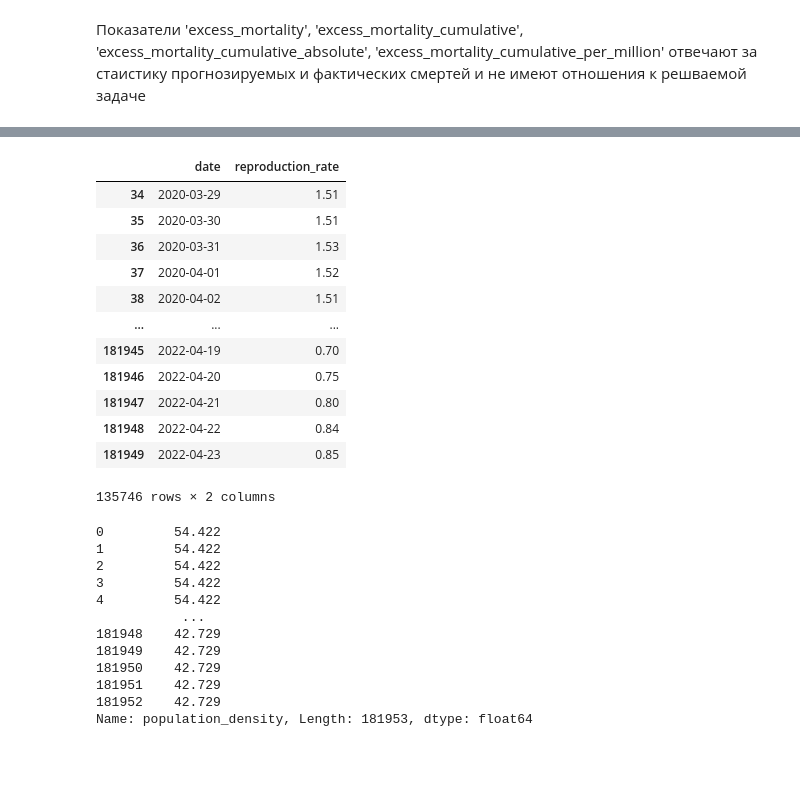
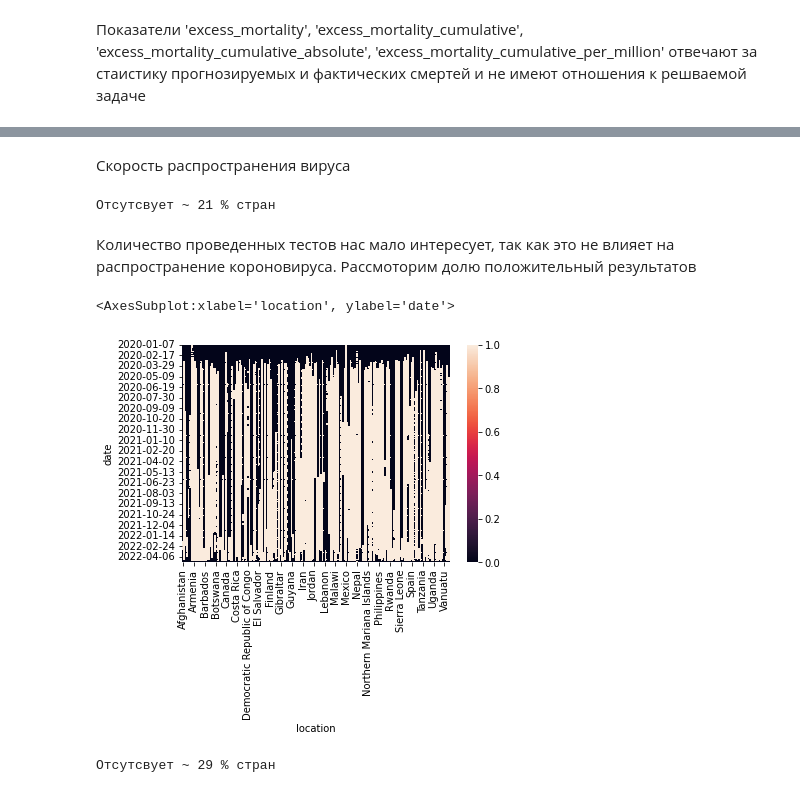
Before and after one commit to AraKchrUser/WS2022, a Jupyter notebook: project2/Session1.2.ipynb, the cells around one changed output, grey strips where cells are left out. Cells and saved outputs as stored; diff of their text form; code cells hidden in the pictures; blank space fills up the shorter version.

```diff
--- a/project2/Session1.2.ipynb
+++ b/project2/Session1.2.ipynb
@@ -126,31 +146,22 @@ data[['date', 'stringency_index']].dropna()
+# %% [markdown]
+Скорость распространения вируса
 # %%
-data[['date', 'reproduction_rate']].dropna()
+print('Отсутсвует ~',
+      int(data.groupby('location')[['reproduction_rate']].mean().isna().sum()
+          / len(pd.unique(data.location)) * 100), '% стран')
 # %% [output]
-|  | date | reproduction_rate |
-| 34 | 2020-03-29 | 1.51 |
-| 35 | 2020-03-30 | 1.51 |
-| 36 | 2020-03-31 | 1.53 |
-| 37 | 2020-04-01 | 1.52 |
-| 38 | 2020-04-02 | 1.51 |
-| ... | ... | ... |
-| 181945 | 2022-04-19 | 0.70 |
-| 181946 | 2022-04-20 | 0.75 |
-| 181947 | 2022-04-21 | 0.80 |
-| 181948 | 2022-04-22 | 0.84 |
-| 181949 | 2022-04-23 | 0.85 |
-135746 rows × 2 columns
+Отсутсвует ~ 21 % стран
-# %%
-data['population_density']
-# %% [output]
-0         54.422
-1         54.422
-2         54.422
-3         54.422
-4         54.422
-           ...
-181948    42.729
-181949    42.729
-181950    42.729
-181951    42.729
-181952    42.729
-Name: population_density, Length: 181953, dtype: float64
+# %% [markdown]
+Количество проведенных тестов нас мало интересует, так как это не влияет на распространение короновируса.
+Рассмоторим долю положительный результатов
+# %%
+sns.heatmap(~pd.pivot_table(data=data, index='date', columns='location', values='positive_rate').isna())
+# %% [output]
+<AxesSubplot:xlabel='location', ylabel='date'>
+[figure, added]
+# %%
+print('Отсутсвует ~',
+      int(data.groupby('location')[['positive_rate']].mean().isna().sum()
+          / len(pd.unique(data.location)) * 100), '% стран')
+# %% [output]
+Отсутсвует ~ 29 % стран
```
Also changed, not shown: parts of 22 cells of this notebook.
